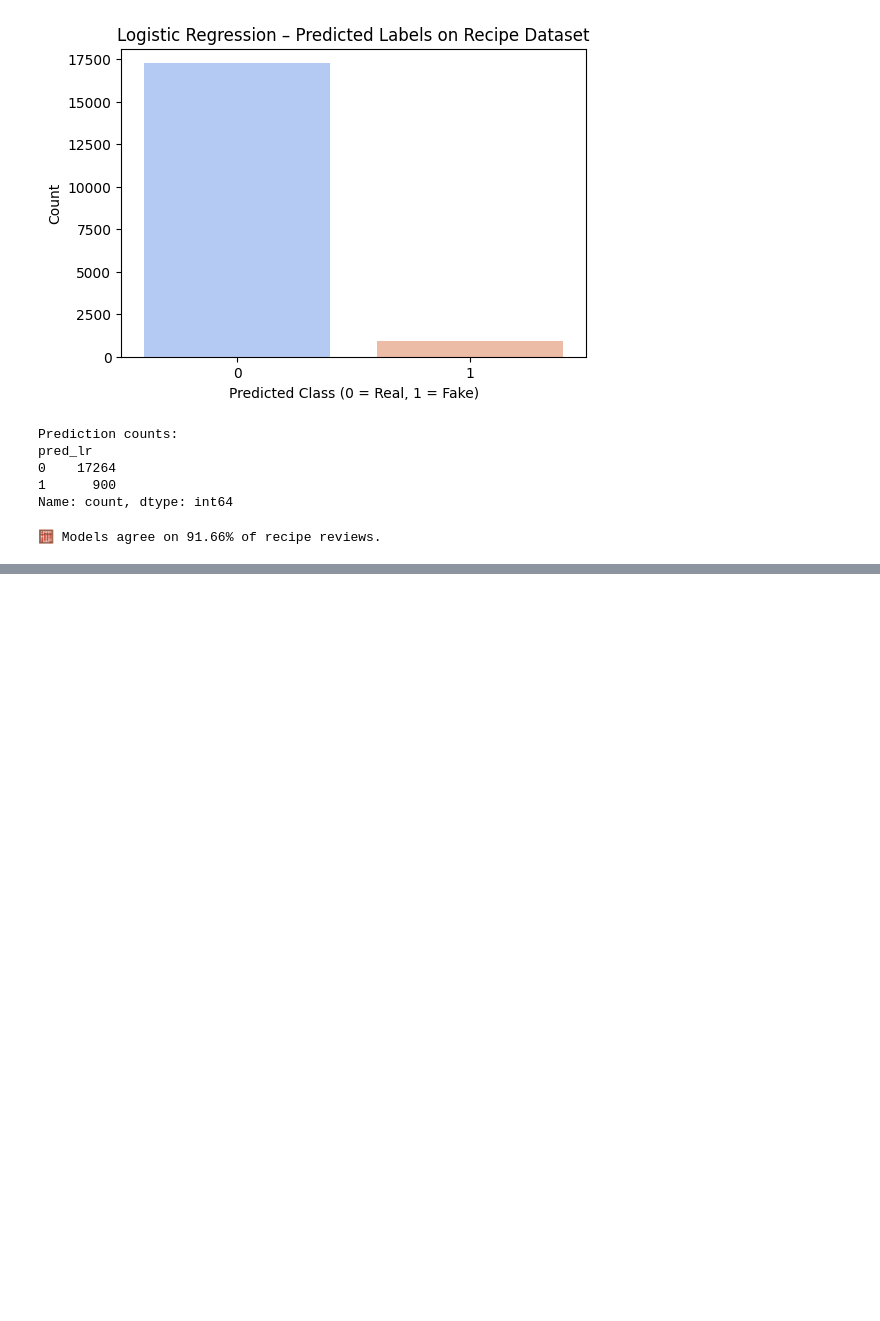
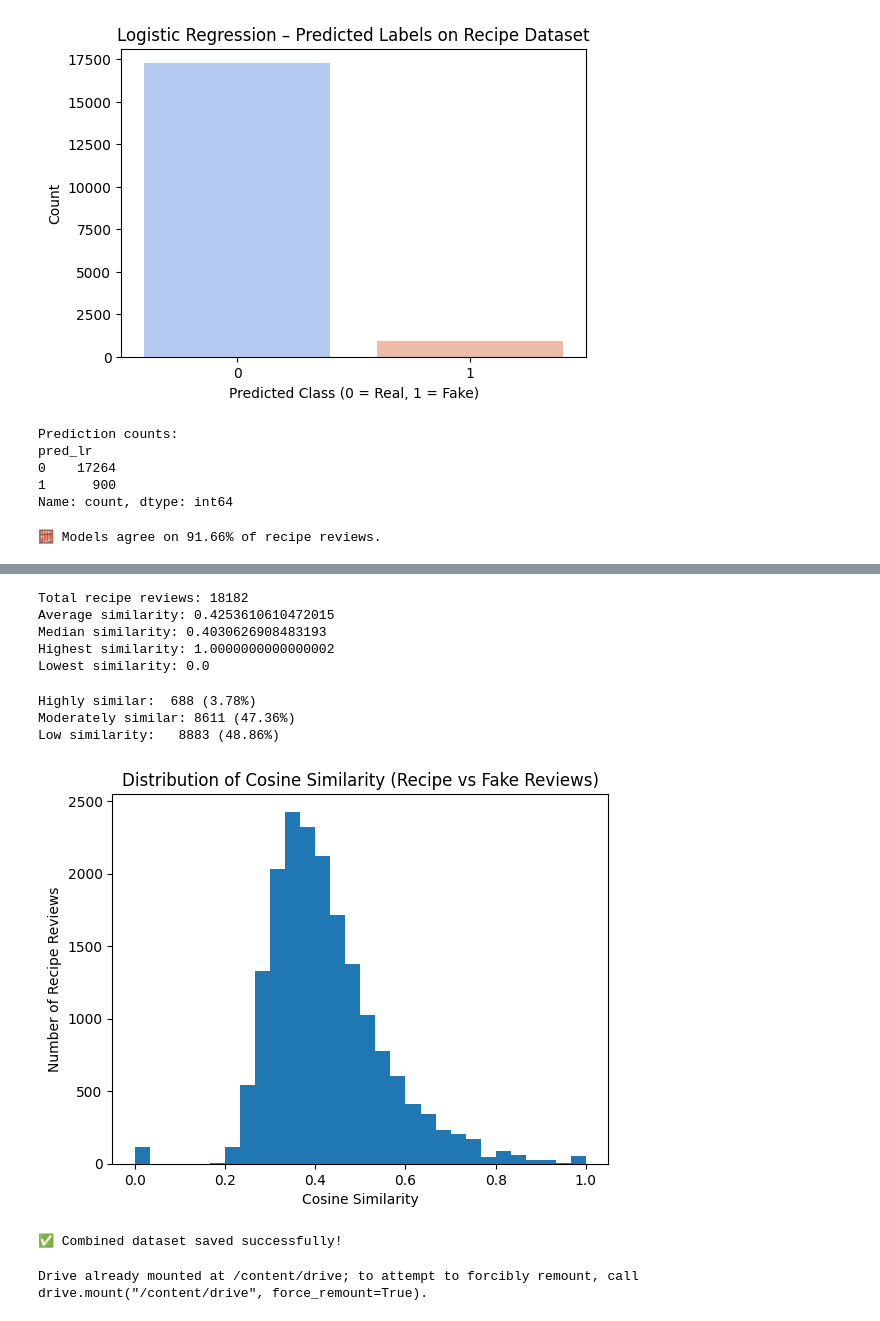
Before and after one commit to sardarmoneeb/Machine-Learning, a Jupyter notebook: Fake_and_Real_Reviews_Prediction.ipynb, the cells around one changed output, grey strips where cells are left out. Saved outputs shown, nothing was run; the diff lists cells and outputs as text; code cells hidden in the pictures; blank space fills up the shorter version.

```diff
--- a/Fake_and_Real_Reviews_Prediction.ipynb
+++ b/Fake_and_Real_Reviews_Prediction.ipynb
@@ -488,0 +454,19 @@ NameError: name 'df_fake' is not defined
+# %%
+import re
+
+def clean_text(text):
+    text = str(text).lower()                   # lowercase
+    text = re.sub(r'[^a-z\s]', '', text)       # keep only letters & spaces
+    return text.strip()
+
+fake_texts = fake_texts.apply(clean_text)
+recipe_texts = recipe_texts.apply(clean_text)
+# %%
+from sklearn.feature_extraction.text import TfidfVectorizer
+
+vectorizer = TfidfVectorizer(max_features=5000, stop_words='english')
+X_fake = vectorizer.fit_transform(fake_texts)
+X_recipe = vectorizer.transform(recipe_texts)
+
+print("Fake TF-IDF shape:", X_fake.shape)
+print("Recipe TF-IDF shape:", X_recipe.shape)
@@ -488,0 +476,6 @@ NameError: name 'df_fake' is not defined
+# %%
+from sklearn.metrics.pairwise import cosine_similarity
+import numpy as np
+
+similarity_matrix = cosine_similarity(X_recipe, X_fake)
+print("Similarity matrix shape:", similarity_matrix.shape)
@@ -488,0 +511,47 @@ NameError: name 'df_fake' is not defined
+# %%
+max_similarity = np.max(similarity_matrix, axis=1)
+# %%
+print("Total recipe reviews:", len(max_similarity))
+print("Average similarity:", max_similarity.mean())
+print("Median similarity:", np.median(max_similarity))
+print("Highest similarity:", max_similarity.max())
+print("Lowest similarity:", max_similarity.min())
+# %% [output]
+Total recipe reviews: 18182
+Average similarity: 0.4253610610472015
+Median similarity: 0.4030626908483193
+Highest similarity: 1.0000000000000002
+Lowest similarity: 0.0
+# %%
+high = np.sum(max_similarity > 0.7)
+moderate = np.sum((max_similarity > 0.4) & (max_similarity <= 0.7))
+low = np.sum(max_similarity <= 0.4)
+
+print(f"Highly similar:  {high} ({high/len(max_similarity)*100:.2f}%)")
+print(f"Moderately similar: {moderate} ({moderate/len(max_similarity)*100:.2f}%)")
+print(f"Low similarity:   {low} ({low/len(max_similarity)*100:.2f}%)")
+# %% [output]
+Highly similar:  688 (3.78%)
+Moderately similar: 8611 (47.36%)
+Low similarity:   8883 (48.86%)
+# %%
+import matplotlib.pyplot as plt
+
+plt.hist(max_similarity, bins=30)
+plt.title("Distribution of Cosine Similarity (Recipe vs Fake Reviews)")
+plt.xlabel("Cosine Similarity")
+plt.ylabel("Number of Recipe Reviews")
+plt.show()
+# %% [output]
+[figure, added]
+# %%
+combined_df.to_csv('/content/drive/MyDrive/recipe_fake_cosine_similarity.csv', index=False)
+print("✅ Combined dataset saved successfully!")
+# %% [output]
+✅ Combined dataset saved successfully!
+# %%
+from google.colab import drive
+drive.mount('/content/drive')
+# Optional – if you want to save models or results to Drive
+# %% [output]
+Drive already mounted at /content/drive; to attempt to forcibly remount, call drive.mount("/content/drive", force_remount=True).
```
Also changed, not shown: parts of 22 cells of this notebook.
